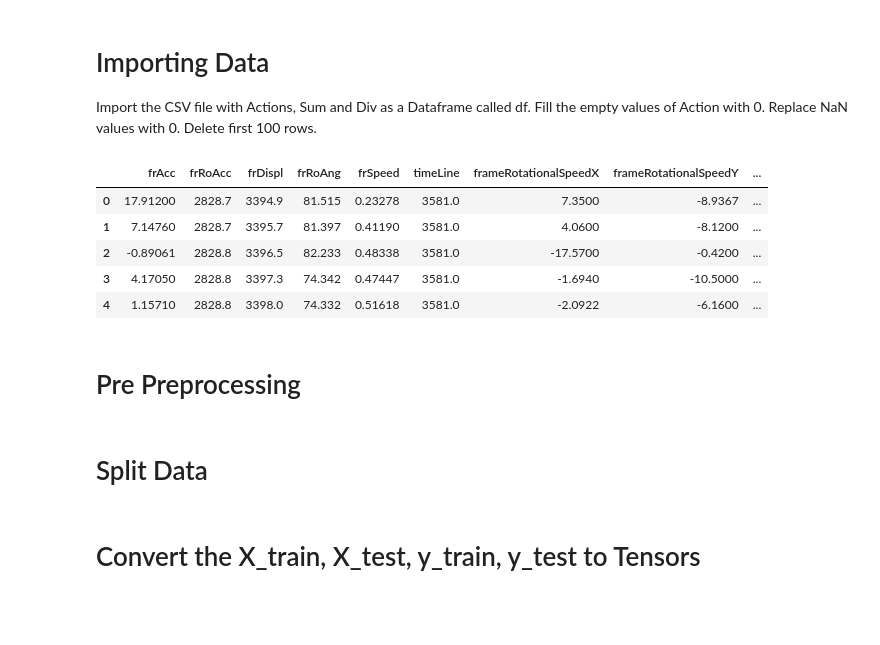
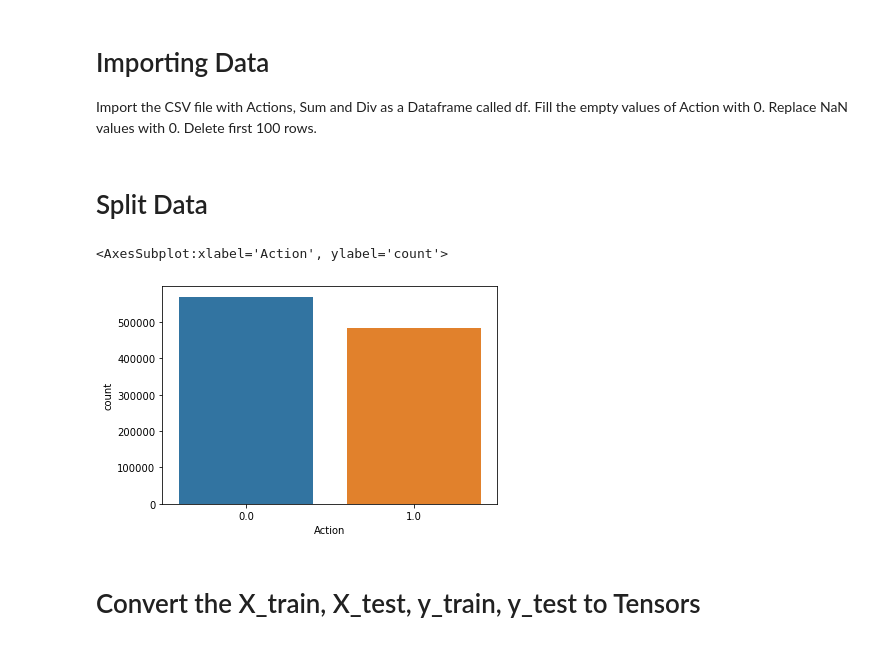
Before and after one commit to MartijnKok/Portfolio, a Jupyter notebook: Predictive_Models/RNN_Overlap_Dataloader.ipynb, the cells around one changed output. Saved outputs shown, nothing was run; the diff lists cells and outputs as text; code cells hidden in the pictures; blank space fills up the shorter version.

```diff
--- a/Predictive_Models/RNN_Overlap_Dataloader.ipynb
+++ b/Predictive_Models/RNN_Overlap_Dataloader.ipynb
@@ -33,18 +31,13 @@ Player = 15
 Game = 2
 Quarter = 2
 
-df = pd.read_csv('Split_RNN_player15game2.csv')
-df_Results = pd.read_csv('Player_15_Game2_Sprints_Q1234.csv')
+df = pd.read_csv('matrix_Player_15_game_2_QuarterSplit_V2.csv') #Raw data with overlap
+
+chunks = [df[i:i+100] for i in range(0,df.shape[0],50)]
+
+df = pd.concat(chunks)
+
+df['wheelRotationalSpeedX_Diff'] = np.insert(np.diff(df.wheelRotationalSpeedX,n=1),0,0)
 
 #Clean and expand dataset
 df = df.drop(columns = ['Unnamed: 0'])
-df.head()
-# %% [output]
-|  | frAcc | frRoAcc | frDispl | frRoAng | frSpeed | timeLine | frameRotationalSpeedX | frameRotationalSpeedY | ... |
-| 0 | 17.91200 | 2828.7 | 3394.9 | 81.515 | 0.23278 | 3581.0 | 7.3500 | -8.9367 | ... |
-| 1 | 7.14760 | 2828.7 | 3395.7 | 81.397 | 0.41190 | 3581.0 | 4.0600 | -8.1200 | ... |
-| 2 | -0.89061 | 2828.8 | 3396.5 | 82.233 | 0.48338 | 3581.0 | -17.5700 | -0.4200 | ... |
-| 3 | 4.17050 | 2828.8 | 3397.3 | 74.342 | 0.47447 | 3581.0 | -1.6940 | -10.5000 | ... |
-| 4 | 1.15710 | 2828.8 | 3398.0 | 74.332 | 0.51618 | 3581.0 | -2.0922 | -6.1600 | ... |
-# %% [markdown]
-# Pre Preprocessing
@@ -59,5 +44,17 @@ y_test_resample = df_Results.Action[df_Results.Quarter == Quarter]
 # %% [markdown]
 # Split Data
+# %%
+train = df[df.Quarter != Quarter]
+test = df[df.Quarter == Quarter]
+
+for i in range(0,2):
+    train_correct = (train[train.Action == 1])
+    train = pd.concat([train, train_correct], ignore_index=True)
+
+sns.countplot(train.Action)
+# %% [output]
+<AxesSubplot:xlabel='Action', ylabel='count'>
+[figure, added]
 # %%
 def rounddown(x):
     return (int(math.ceil(x / 100.0)) * 100) - 100
```
Also changed, not shown: parts of 9 cells of this notebook, 1 other file.
